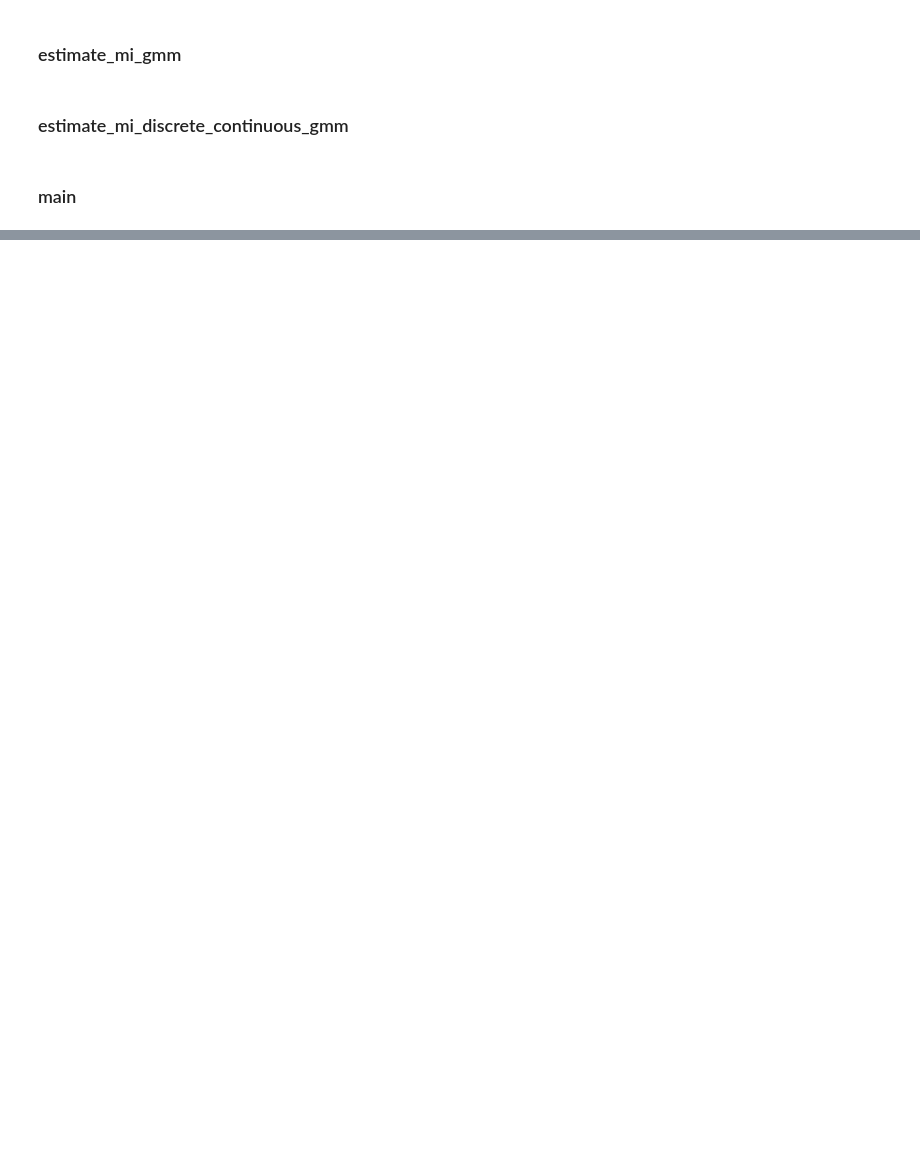
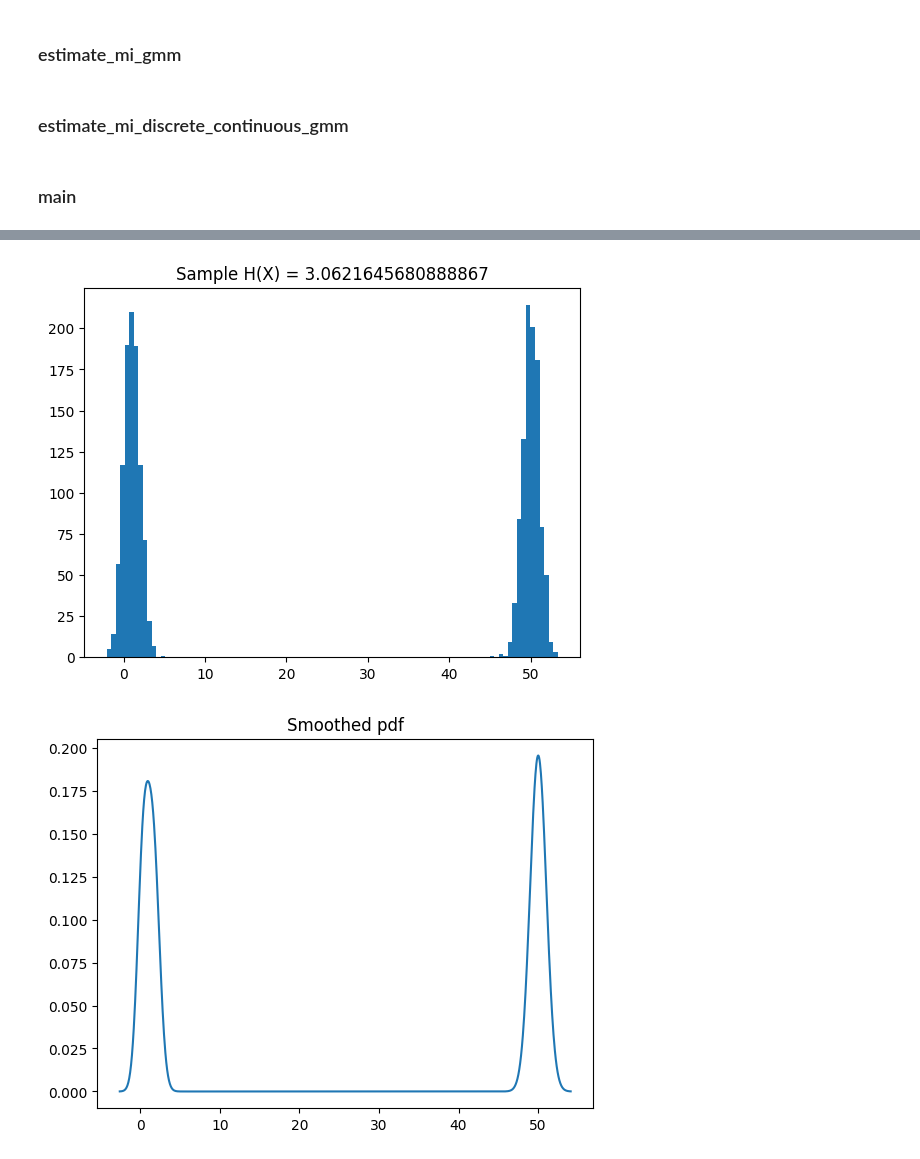
Before and after one commit to ModelEngineering/autoencodersb, a Jupyter notebook: notebooks/Information_Plane_with_GMM_based_MI_Estimation.ipynb, the cells around one changed output, grey strips where cells are left out. Saved outputs shown, nothing was run; the diff lists cells and outputs as text; code cells hidden in the pictures; blank space fills up the shorter version.

```diff
--- a/notebooks/Information_Plane_with_GMM_based_MI_Estimation.ipynb
+++ b/notebooks/Information_Plane_with_GMM_based_MI_Estimation.ipynb
@@ -821,0 +651,11 @@ _ = plt.title("")
+# %%
+sample_arr = generateMixture(num_samples=[1000, 1000], means=[1, 50], stds=[1, 1])
+result = calculateMixture1d(sample_arr, num_component=3)
+_ = plt.hist(sample_arr, bins=int(100))
+_ = plt.title(f"Sample H(X) = {result.Hx}")
+plt.figure()
+_ = plt.plot(result.variate_arr, result.pdf_arr)
+_ = plt.title("Smoothed pdf")
+# %% [output]
+[figure, added]
+[figure, added]
```
Also changed, not shown: parts of 42 cells of this notebook.
